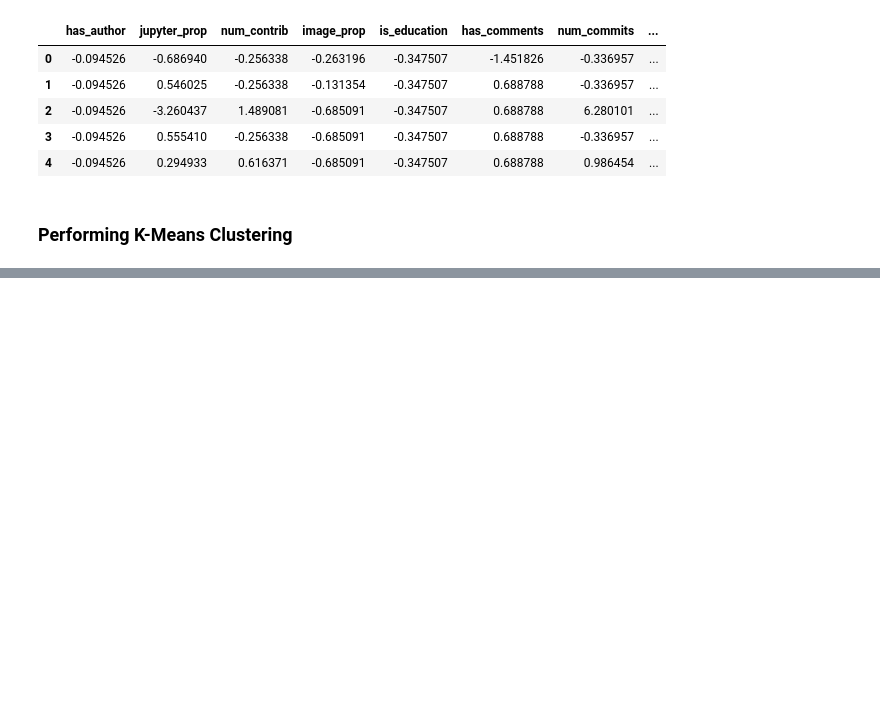
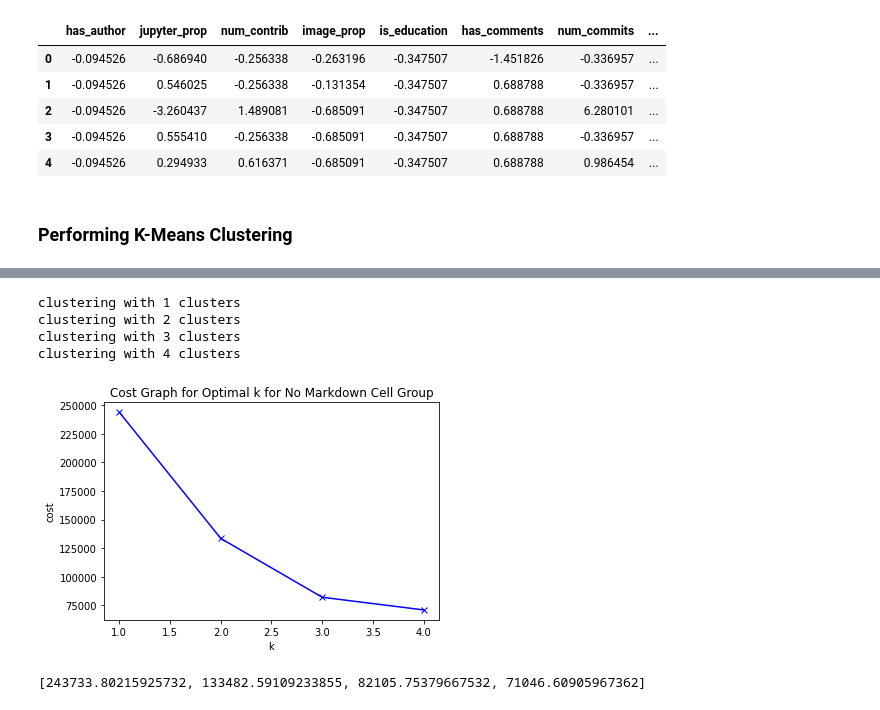
Before and after one commit to Isabel-Gan/quantifying-notebook-features, a Jupyter notebook: output/complete-runs/analysis/mixed-data-clustering.ipynb, the cells around one changed output, grey strips where cells are left out. Saved outputs shown, nothing was run; the diff lists cells and outputs as text; code cells hidden in the pictures; blank space fills up the shorter version.

```diff
--- a/output/complete-runs/analysis/mixed-data-clustering.ipynb
+++ b/output/complete-runs/analysis/mixed-data-clustering.ipynb
@@ -217,0 +296,27 @@ plt.ylabel('sum_of_squared_distanc')
+# %%
+# perform k-prototypes clustering with multiple k to find the optimal number of clusters
+costs_no_md = []
+K = range(1, 5)
+for k in K:
+    print("clustering with " + str(k) + " clusters")
+    kproto = KPrototypes(n_clusters = k, init = 'Cao', verbose = 0)
+    clusters = kproto.fit_predict(no_md_df, categorical = [0, 4, 5, 10])
+    costs_no_md.append(kproto.cost_)
+# %% [output]
+clustering with 1 clusters
+clustering with 2 clusters
+clustering with 3 clusters
+clustering with 4 clusters
+# %%
+# plot the graph to determine the optimal number of clusters
+plt.plot(K, costs_no_md, 'bx-')
+plt.xlabel('k')
+plt.ylabel('cost')
+plt.title('Cost Graph for Optimal k for No Markdown Cell Group')
+plt.savefig('4-no-md-kproto.png')
+# %% [output]
+[figure, added]
+# %%
+print(costs_no_md)
+# %% [output]
+[243733.80215925732, 133482.59109233855, 82105.75379667532, 71046.60905967362]
```
Also changed, not shown: parts of 12 cells of this notebook.
